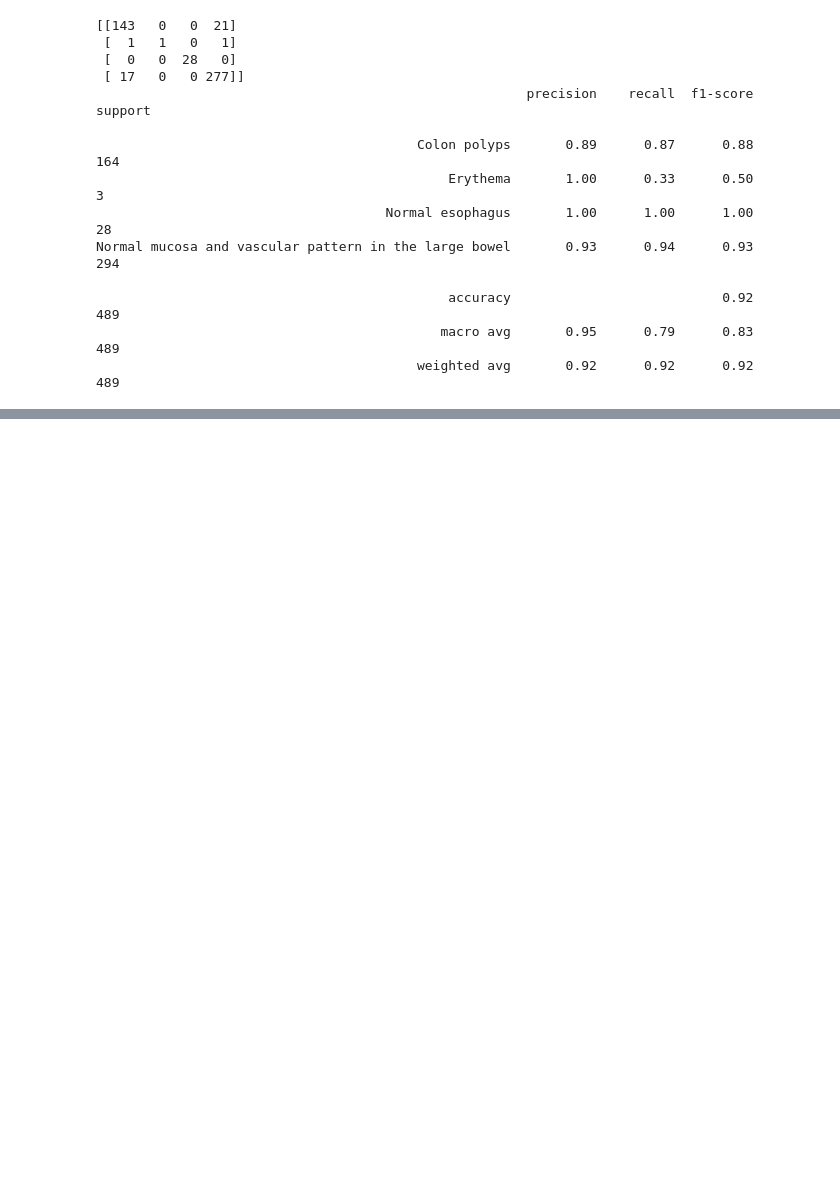
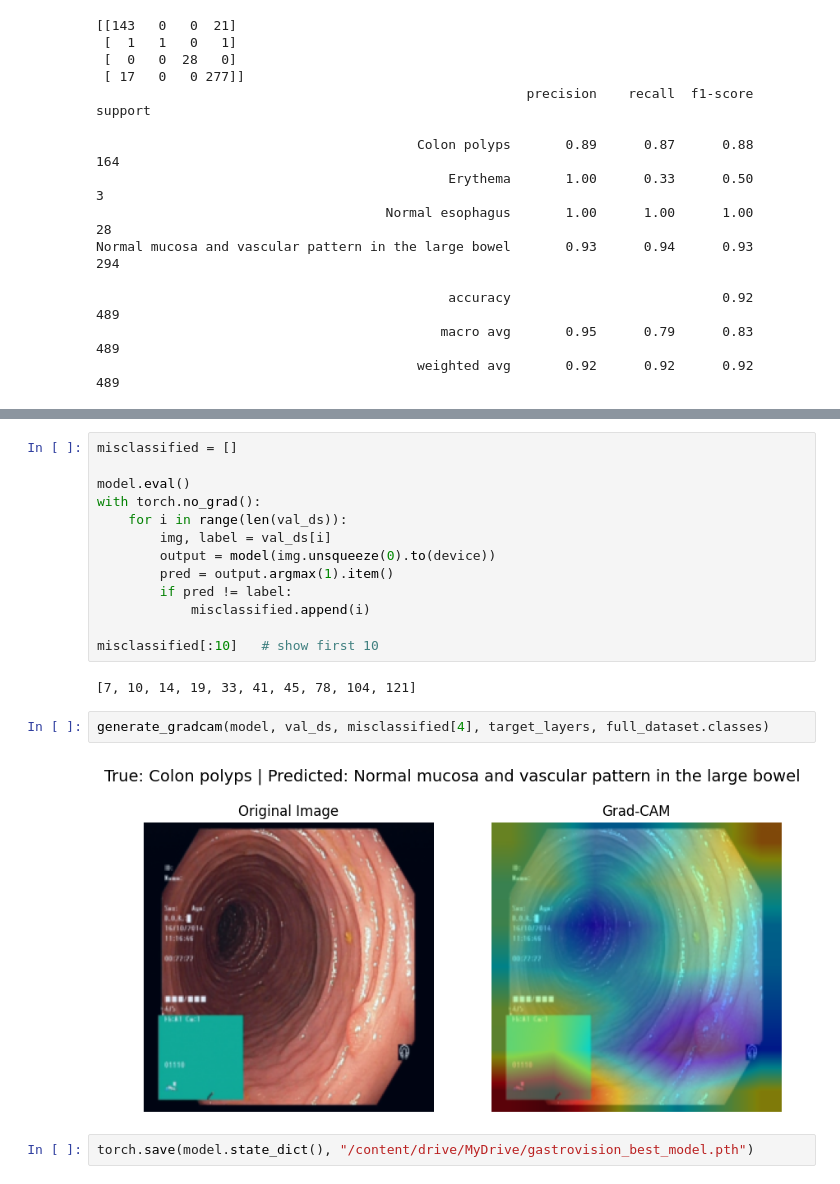
Before and after one commit to narayan-bhattarai/AI-Classification, a Jupyter notebook: GastroVision.ipynb, the cells around one changed output, grey strips where cells are left out. Cells and saved outputs as stored; diff of their text form; blank space fills up the shorter version.

```diff
--- a/GastroVision.ipynb
+++ b/GastroVision.ipynb
@@ -225,0 +347,21 @@ Normal mucosa and vascular pattern in the large bowel       0.93      0.94
+# %%
+misclassified = []
+
+model.eval()
+with torch.no_grad():
+    for i in range(len(val_ds)):
+        img, label = val_ds[i]
+        output = model(img.unsqueeze(0).to(device))
+        pred = output.argmax(1).item()
+        if pred != label:
+            misclassified.append(i)
+
+misclassified[:10]   # show first 10
+# %% [output]
+[7, 10, 14, 19, 33, 41, 45, 78, 104, 121]
+# %%
+generate_gradcam(model, val_ds, misclassified[4], target_layers, full_dataset.classes)
+# %% [output]
+[figure, added]
+# %%
+torch.save(model.state_dict(), "/content/drive/MyDrive/gastrovision_best_model.pth")
```
Also changed, not shown: parts of 9 cells of this notebook.
